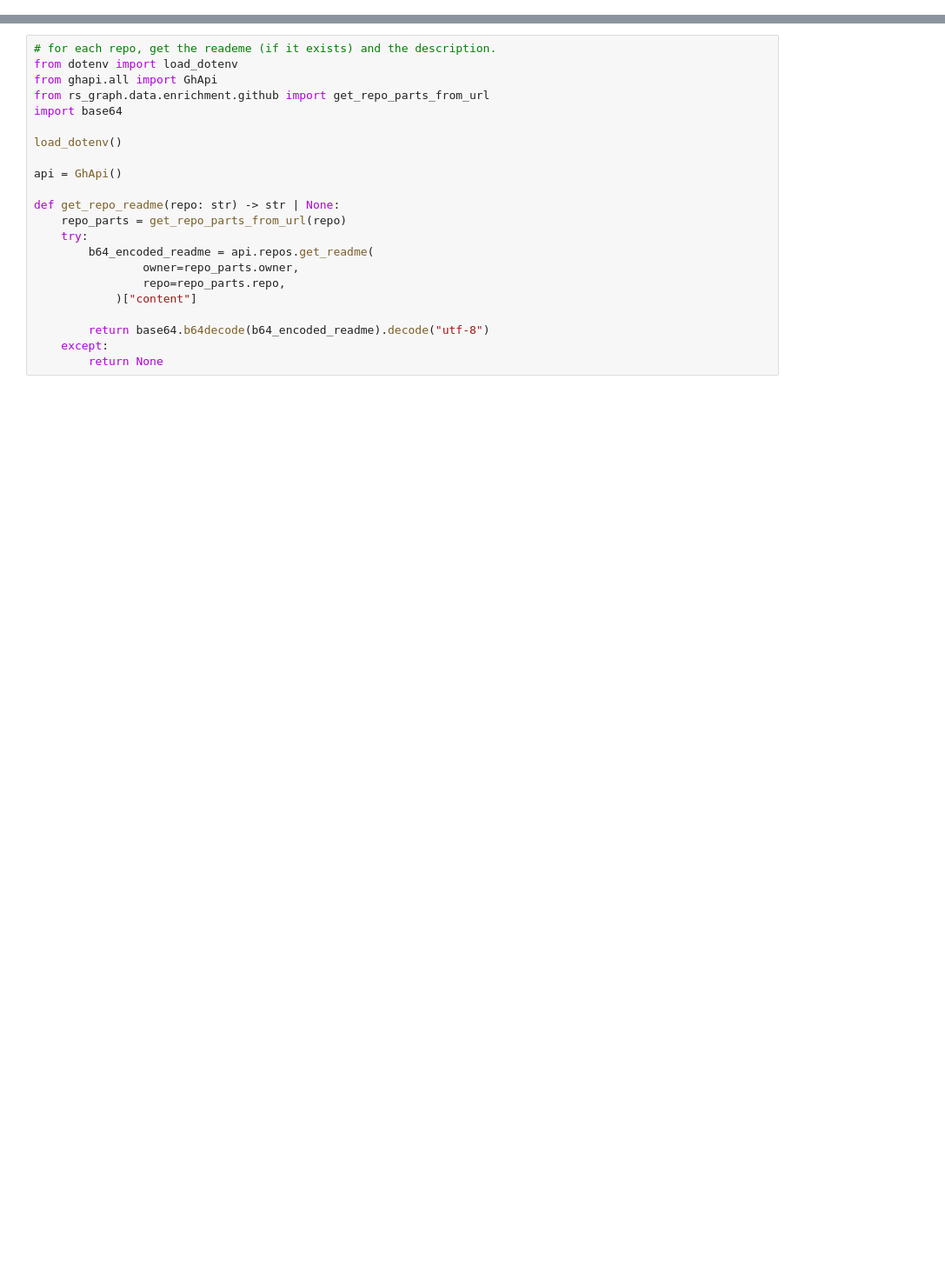
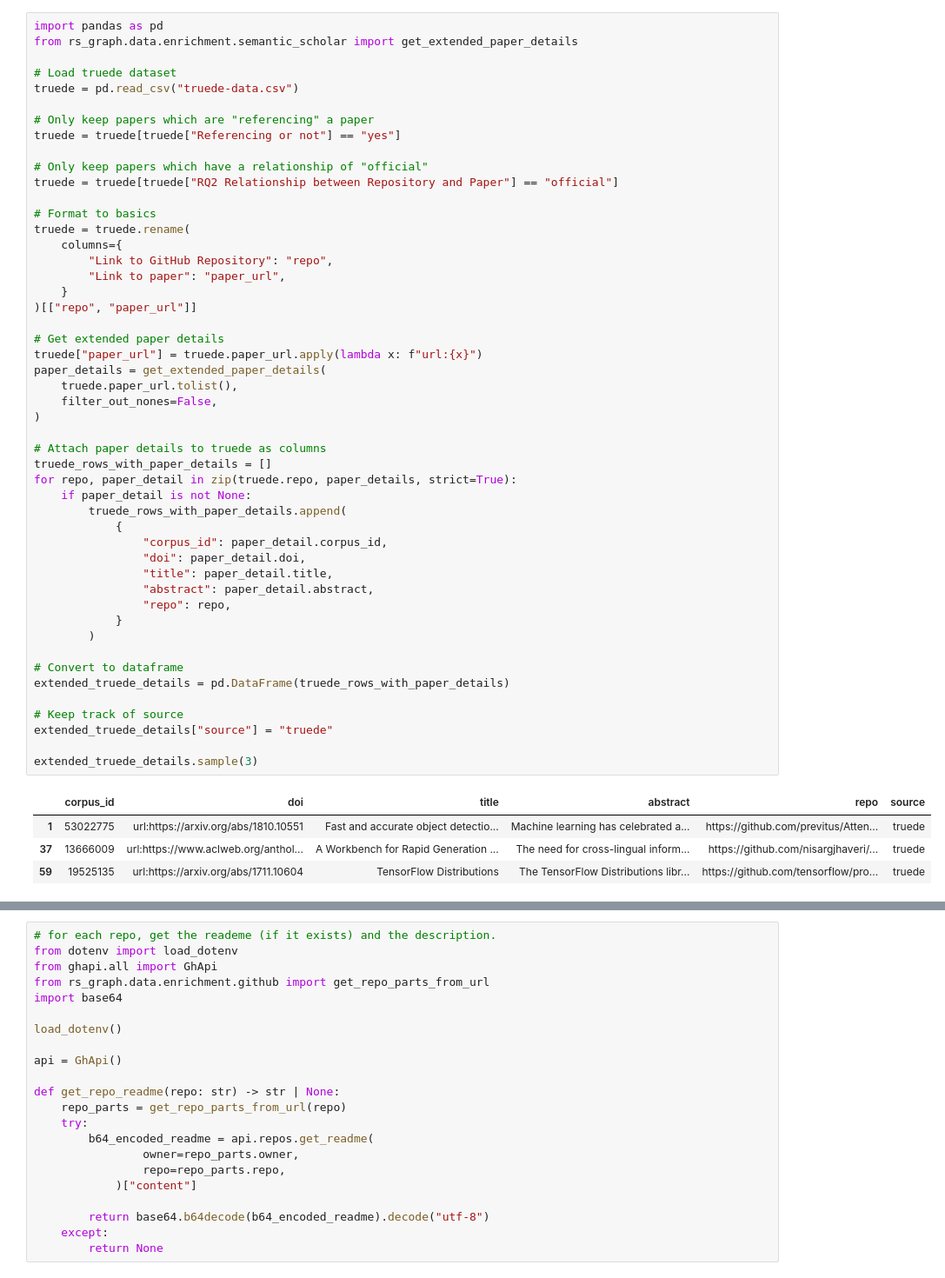
Before and after one commit to evamaxfield/rs-graph, a Jupyter notebook: repo-paper-em-classifier.ipynb, the cells around one changed output, grey strips where cells are left out. Shown at 87% size. Saved outputs shown, nothing was run; the diff lists cells and outputs as text; blank space fills up the shorter version.

```diff
--- a/repo-paper-em-classifier.ipynb
+++ b/repo-paper-em-classifier.ipynb
@@ -26,0 +28,54 @@ papers.sample(3)
+# %%
+import pandas as pd
+from rs_graph.data.enrichment.semantic_scholar import get_extended_paper_details
+
+# Load truede dataset
+truede = pd.read_csv("truede-data.csv")
+
+# Only keep papers which are "referencing" a paper
+truede = truede[truede["Referencing or not"] == "yes"]
+
+# Only keep papers which have a relationship of "official"
+truede = truede[truede["RQ2 Relationship between Repository and Paper"] == "official"]
+
+# Format to basics
+truede = truede.rename(
+    columns={
+        "Link to GitHub Repository": "repo",
+        "Link to paper": "paper_url",
+    }
+)[["repo", "paper_url"]]
+
+# Get extended paper details
+truede["paper_url"] = truede.paper_url.apply(lambda x: f"url:{x}")
+paper_details = get_extended_paper_details(
+    truede.paper_url.tolist(),
+    filter_out_nones=False,
+)
+
+# Attach paper details to truede as columns
+truede_rows_with_paper_details = []
+for repo, paper_detail in zip(truede.repo, paper_details, strict=True):
+    if paper_detail is not None:
+        truede_rows_with_paper_details.append(
+            {
+                "corpus_id": paper_detail.corpus_id,
+                "doi": paper_detail.doi,
+                "title": paper_detail.title,
+                "abstract": paper_detail.abstract,
+                "repo": repo,
+            }
+        )
+
+# Convert to dataframe
+extended_truede_details = pd.DataFrame(truede_rows_with_paper_details)
+
+# Keep track of source
+extended_truede_details["source"] = "truede"
+
+extended_truede_details.sample(3)
+# %% [output]
+|  | corpus_id | doi | title | abstract | repo | source |
+| 1 | 53022775 | url:https://arxiv.org/abs/1810.10551 | Fast and accurate object detectio... | Machine learning has celebrated a... | https://github.com/previtus/Atten... | truede |
+| 37 | 13666009 | url:https://www.aclweb.org/anthol... | A Workbench for Rapid Generation ... | The need for cross-lingual inform... | https://github.com/nisargjhaveri/... | truede |
+| 59 | 19525135 | url:https://arxiv.org/abs/1711.10604 | TensorFlow Distributions | The TensorFlow Distributions libr... | https://github.com/tensorflow/pro... | truede |
```
Also changed, not shown: parts of 9 cells of this notebook, 1 other file.
